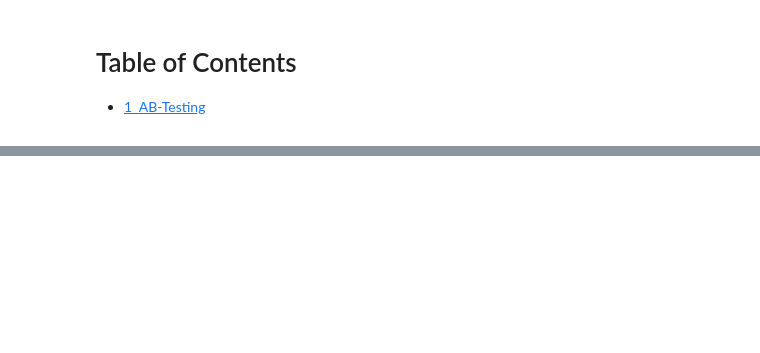
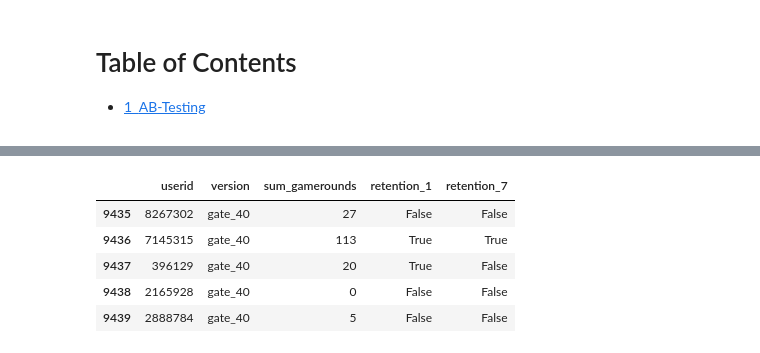
Before and after one commit to Ironhack-Data-Madrid-Octubre-2023/6.4-lab_ab_testing, a Jupyter notebook: lab-ab-test.ipynb, the cells around one changed output, grey strips where cells are left out. Cells and saved outputs as stored; diff of their text form; code cells hidden in the pictures; blank space fills up the shorter version.

```diff
--- a/lab-ab-test.ipynb
+++ b/lab-ab-test.ipynb
@@ -29,0 +152,9 @@ import pylab as plt
+# %%
+ab_test.tail()
+# %% [output]
+|  | userid | version | sum_gamerounds | retention_1 | retention_7 |
+| 9435 | 8267302 | gate_40 | 27 | False | False |
+| 9436 | 7145315 | gate_40 | 113 | True | True |
+| 9437 | 396129 | gate_40 | 20 | True | False |
+| 9438 | 2165928 | gate_40 | 0 | False | False |
+| 9439 | 2888784 | gate_40 | 5 | False | False |
```
Also changed, not shown: parts of 41 cells of this notebook.
